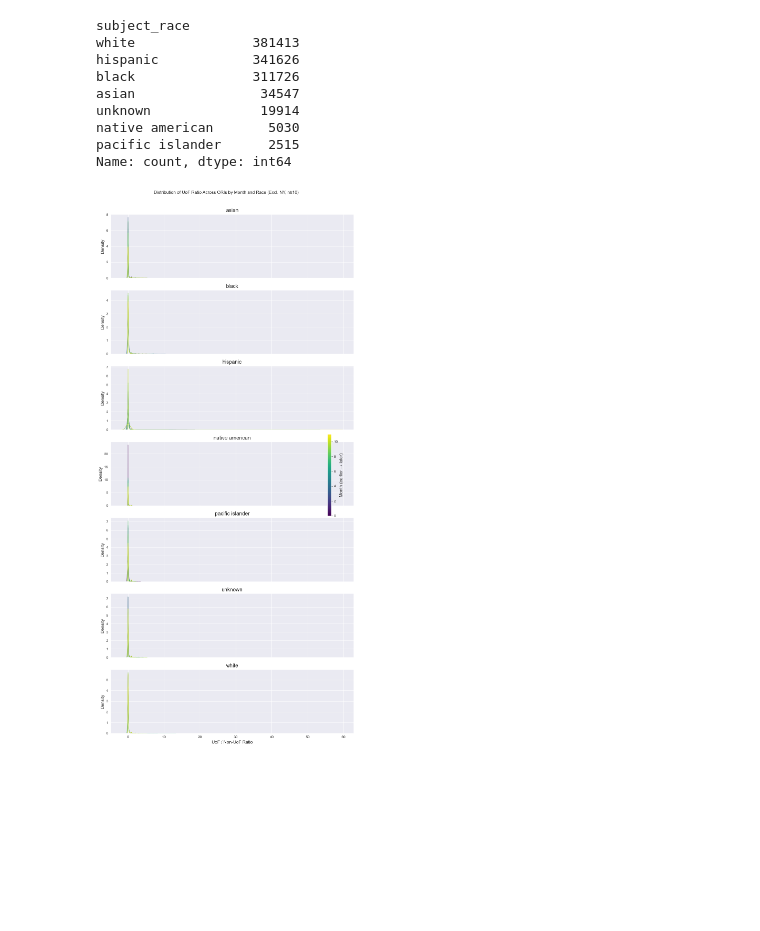
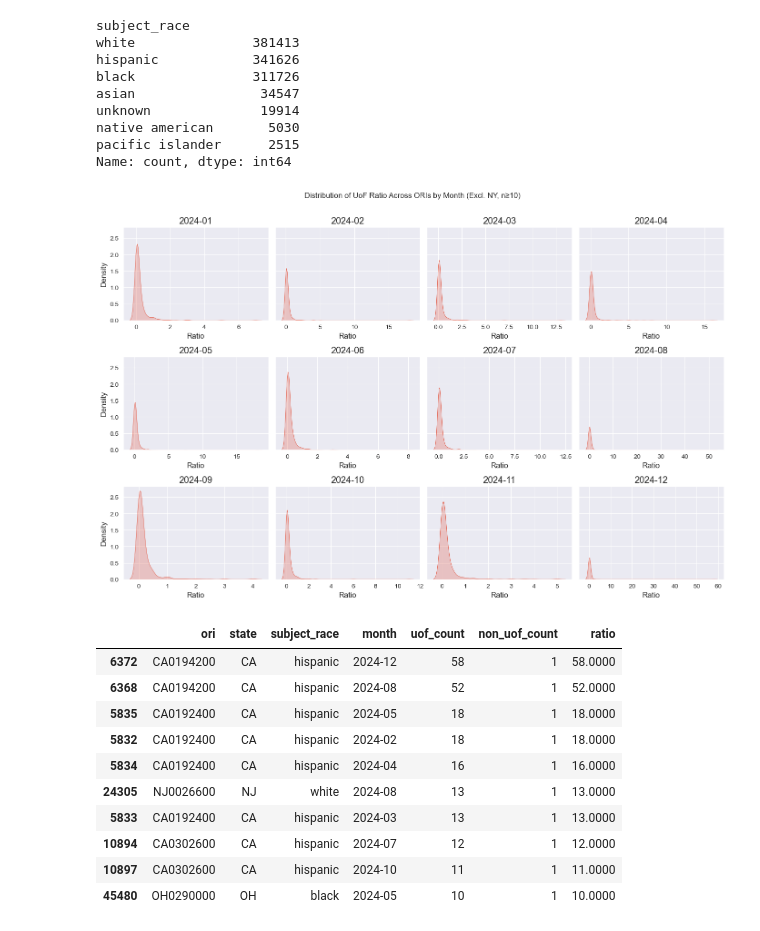
Before and after one commit to kzwang1729/UOFAnalysis, a Jupyter notebook: creating_final_dataset.ipynb, the cells around one changed output. Saved outputs shown, nothing was run; the diff lists cells and outputs as text; code cells hidden in the pictures; blank space fills up the shorter version.

```diff
--- a/creating_final_dataset.ipynb
+++ b/creating_final_dataset.ipynb
@@ -3113,7 +3175,7 @@ valid_ori_race = (
     ori_race_month[ori_race_month["state"] != "NY"]
     .groupby(["ori", "subject_race"])["uof_count"]
     .sum()
-    .loc[lambda s: s >= 0]
+    .loc[lambda s: s >= MIN_INCIDENTS]
     .index
 )
 
@@ -3136,12 +3198,12 @@ fig = px.line(
     y="Mean UoF / Non-UoF Ratio",
     color="Race",
     markers=True,
-    title=f"Average UoF Rate Ratio by Race Over Time (Excl. NY, n≥{0})",
+    title=f"Average UoF : Arrest Ratio by Race Over Time (Excl. NY, n≥{MIN_INCIDENTS})",
 )
 fig.update_traces(marker=dict(size=4))
 fig.update_layout(
     xaxis_title="Month",
-    yaxis_title="Mean UoF / Non-UoF Ratio (across ORIs)",
+    yaxis_title="Mean UoF / Arrests Ratio (across ORIs)",
     legend_title="Race",
     hovermode="x unified",
 )
@@ -3159,34 +3221,44 @@ native american       5030
 pacific islander      2515
 Name: count, dtype: int64
 # %%
-# KDE of ratio across ORIs per month, faceted by race — excl. NY, size filtered
-races = sorted(orm_filtered["subject_race"].dropna().unique())
+# KDE of ratio across ORIs, one subplot per month — excl. NY, size filtered
 months = sorted(orm_filtered["month"].unique())
-cmap = plt.cm.viridis
-month_colors = {m: cmap(i / max(len(months) - 1, 1)) for i, m in enumerate(months)}
+ncols = 4
+nrows = -(-len(months) // ncols)  # ceiling division
 
-fig, axes = plt.subplots(len(races), 1, figsize=(10, 3 * len(races)), sharex=True)
-if len(races) == 1:
-    axes = [axes]
+fig, axes = plt.subplots(nrows, ncols, figsize=(14, 3 * nrows), sharey=True)
+axes_flat = axes.flatten()
 
-for ax, race in zip(axes, races):
-    subset = orm_filtered[orm_filtered["subject_race"] == race]
-    for month in months:
-        data = subset[subset["month"] == month]["ratio"].dropna()
-        if len(data) >= 2:
-            sns.kdeplot(data, ax=ax, color=month_colors[month], alpha=0.6, linewidth=1)
-    ax.set_title(f"{race}")
+for i, month in enumerate(months):
+    ax = axes_flat[i]
+    data = orm_filtered[orm_filtered["month"] == month]["ratio"].dropna()
+    if len(data) >= 2:
+        sns.kdeplot(data, ax=ax, fill=True)
+    ax.set_title(str(month))
+    ax.set_xlabel("Ratio")
     ax.set_ylabel("Density")
 
-axes[-1].set_xlabel("UoF / Non-UoF Ratio")
+# Hide any unused subplots
+for j in range(len(months), len(axes_flat)):
+    axes_flat[j].set_visible(False)
 
-sm = plt.cm.ScalarMappable(cmap=cmap, norm=plt.Normalize(0, len(months) - 1))
-sm.set_array([])
-cbar = fig.colorbar(sm, ax=axes, pad=0.02, fraction=0.02)
-cbar.set_label("Month (earlier → later)")
-
-fig.suptitle(f"Distribution of UoF Ratio Across ORIs by Month and Race (Excl. NY, n≥{MIN_INCIDENTS})", y=1.01)
+fig.suptitle(f"Distribution of UoF Ratio Across ORIs by Month (Excl. NY, n≥{MIN_INCIDENTS})", y=1.01)
 plt.tight_layout()
 plt.show()
 # %% [output]
-[figure, old version]
+[figure, new version]
+# %%
+# Example (ORI, month) where ratio > 1
+orm_filtered[orm_filtered["ratio"] > 1][["ori", "state", "subject_race", "month", "uof_count", "non_uof_count", "ratio"]].sort_values("ratio", ascending=False).head(10)
+# %% [output]
+|  | ori | state | subject_race | month | uof_count | non_uof_count | ratio |
+| 6372 | CA0194200 | CA | hispanic | 2024-12 | 58 | 1 | 58.0000 |
+| 6368 | CA0194200 | CA | hispanic | 2024-08 | 52 | 1 | 52.0000 |
+| 5835 | CA0192400 | CA | hispanic | 2024-05 | 18 | 1 | 18.0000 |
+| 5832 | CA0192400 | CA | hispanic | 2024-02 | 18 | 1 | 18.0000 |
+| 5834 | CA0192400 | CA | hispanic | 2024-04 | 16 | 1 | 16.0000 |
+| 24305 | NJ0026600 | NJ | white | 2024-08 | 13 | 1 | 13.0000 |
+| 5833 | CA0192400 | CA | hispanic | 2024-03 | 13 | 1 | 13.0000 |
+| 10894 | CA0302600 | CA | hispanic | 2024-07 | 12 | 1 | 12.0000 |
+| 10897 | CA0302600 | CA | hispanic | 2024-10 | 11 | 1 | 11.0000 |
+| 45480 | OH0290000 | OH | black | 2024-05 | 10 | 1 | 10.0000 |
```
Also changed, not shown: parts of 13 cells of this notebook, 1 other file.
